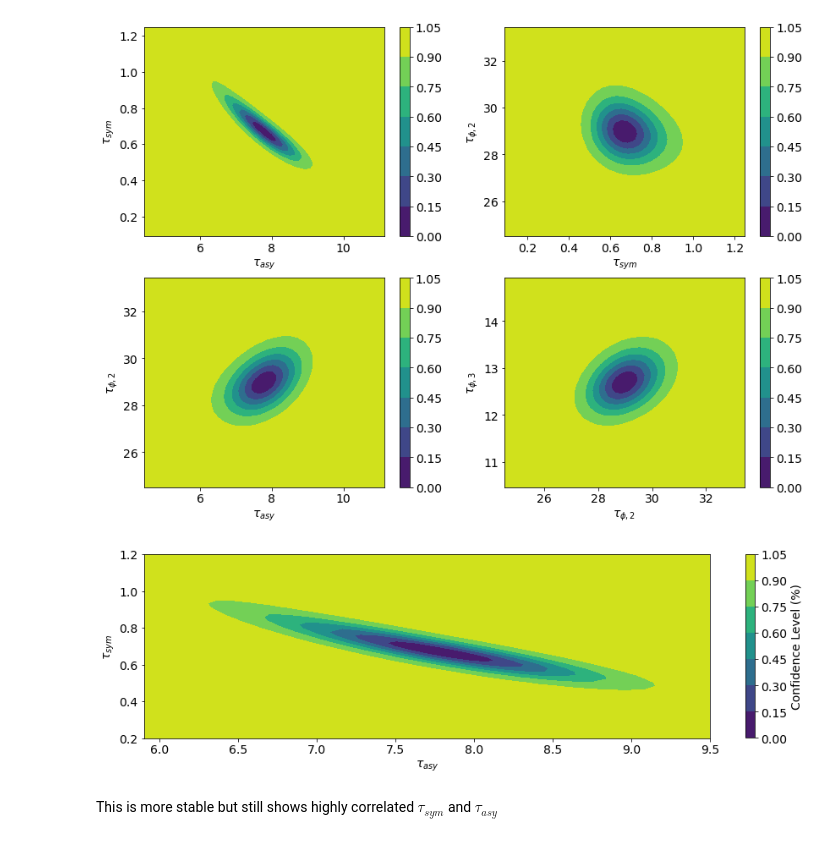
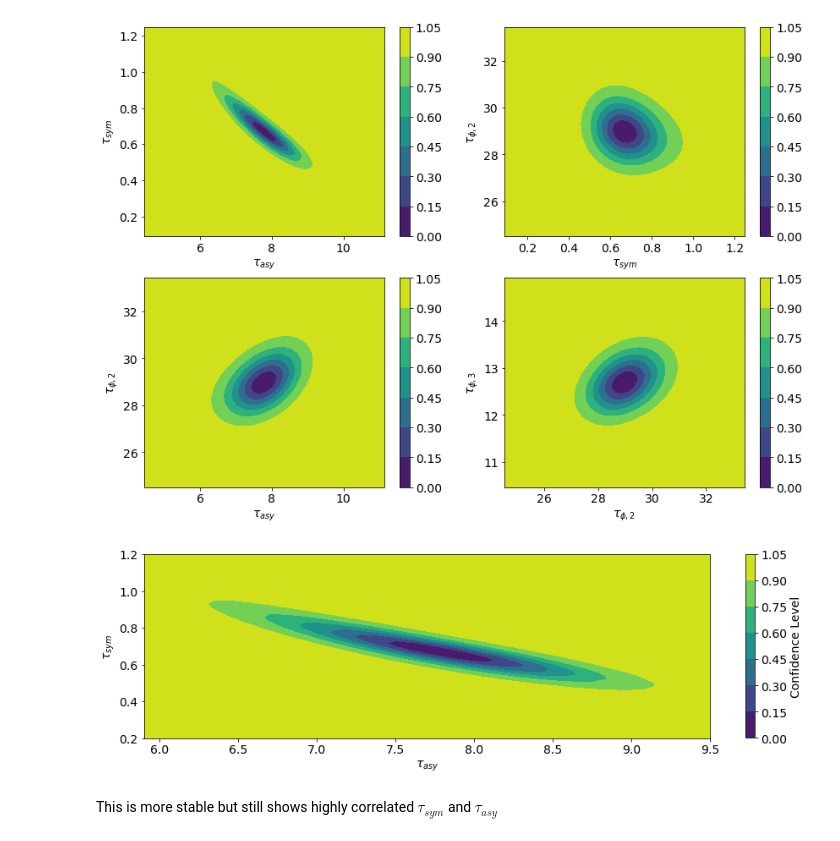
Before and after one commit to RMpolski/Graphene-Spin-Orbit-Analysis, a Jupyter notebook: WeakAntilocalizationAnalysis.ipynb, the cells around one changed output. Cells and saved outputs as stored; diff of their text form; code cells hidden in the pictures.

```diff
--- a/WeakAntilocalizationAnalysis.ipynb
+++ b/WeakAntilocalizationAnalysis.ipynb
@@ -577,17 +587,17 @@ ax[1, 1].set_ylabel('$\\tau_{\phi, 3}$')
 Text(0, 0.5, '$\\tau_{\\phi, 3}$')
 [figure]
 # %%
-fig, ax = plt.subplots(1, 1, figsize=(15, 4))
+fig, ax = plt.subplots(1, 1, figsize=(15, 4), facecolor='white')
 cont1 = ax.contourf(cx, cy, grid)
-fig.colorbar(cont1, ax=ax, label='Confidence Level (%)')
+fig.colorbar(cont1, ax=ax, label='Confidence Level')
 ax.set_xlabel('$\\tau_{asy}$')
 ax.set_ylabel('$\\tau_{sym}$')
 
 ax.axis((5.9, 9.5, 0.2, 1.2))
 
-# plt.savefig('./Figures/morenormalCI.png', dpi=300, bbox_inches='tight')
+# plt.savefig('./Figures/morenormalCI.png', dpi=300)
 # %% [output]
-[figure, old version]
+[figure, new version]
 # %% [markdown]
 This is more stable but still shows highly correlated $\tau_{sym}$ and $\tau_{asy}$
 # %% [markdown]
```
Also changed, not shown: parts of 10 cells of this notebook, 5 other files.
